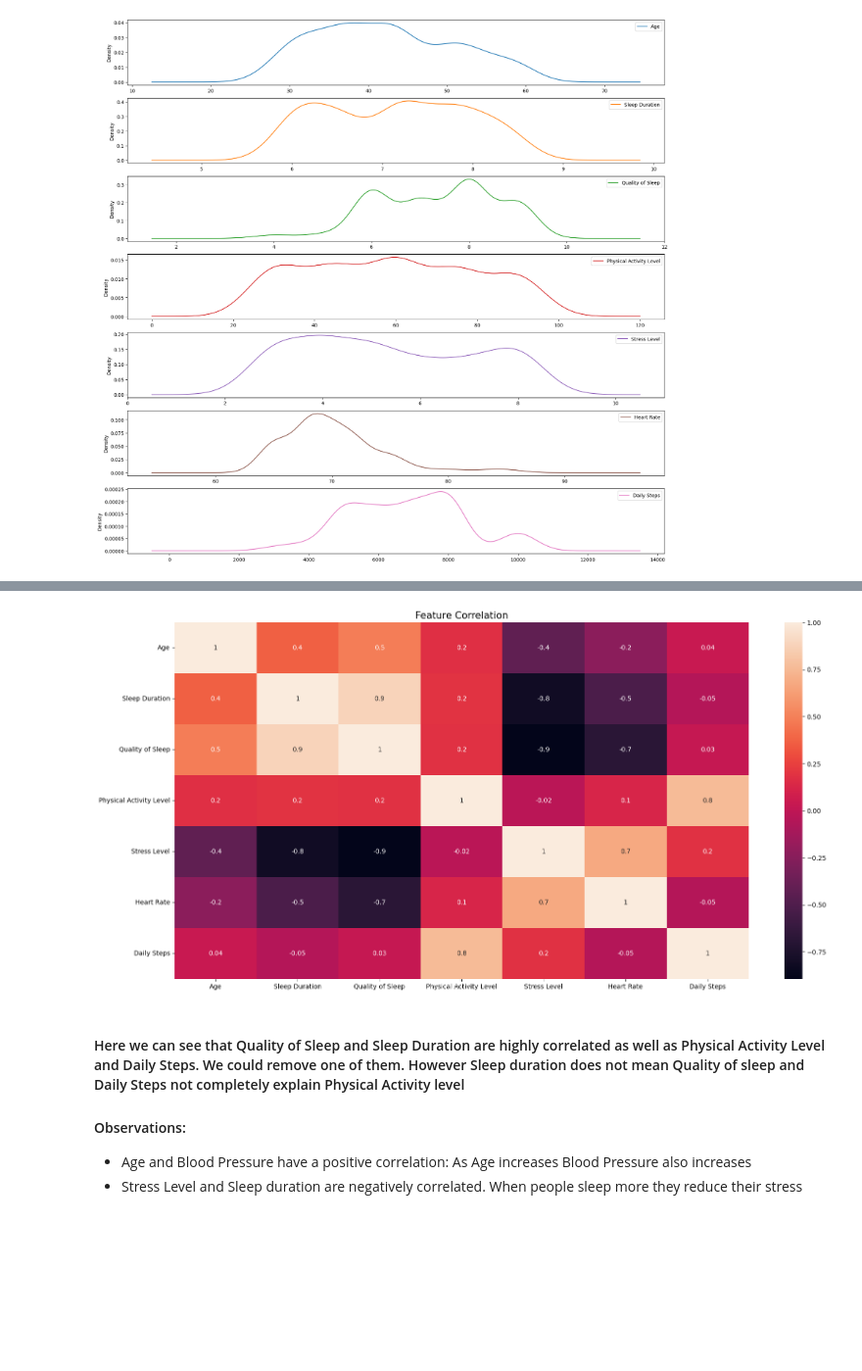
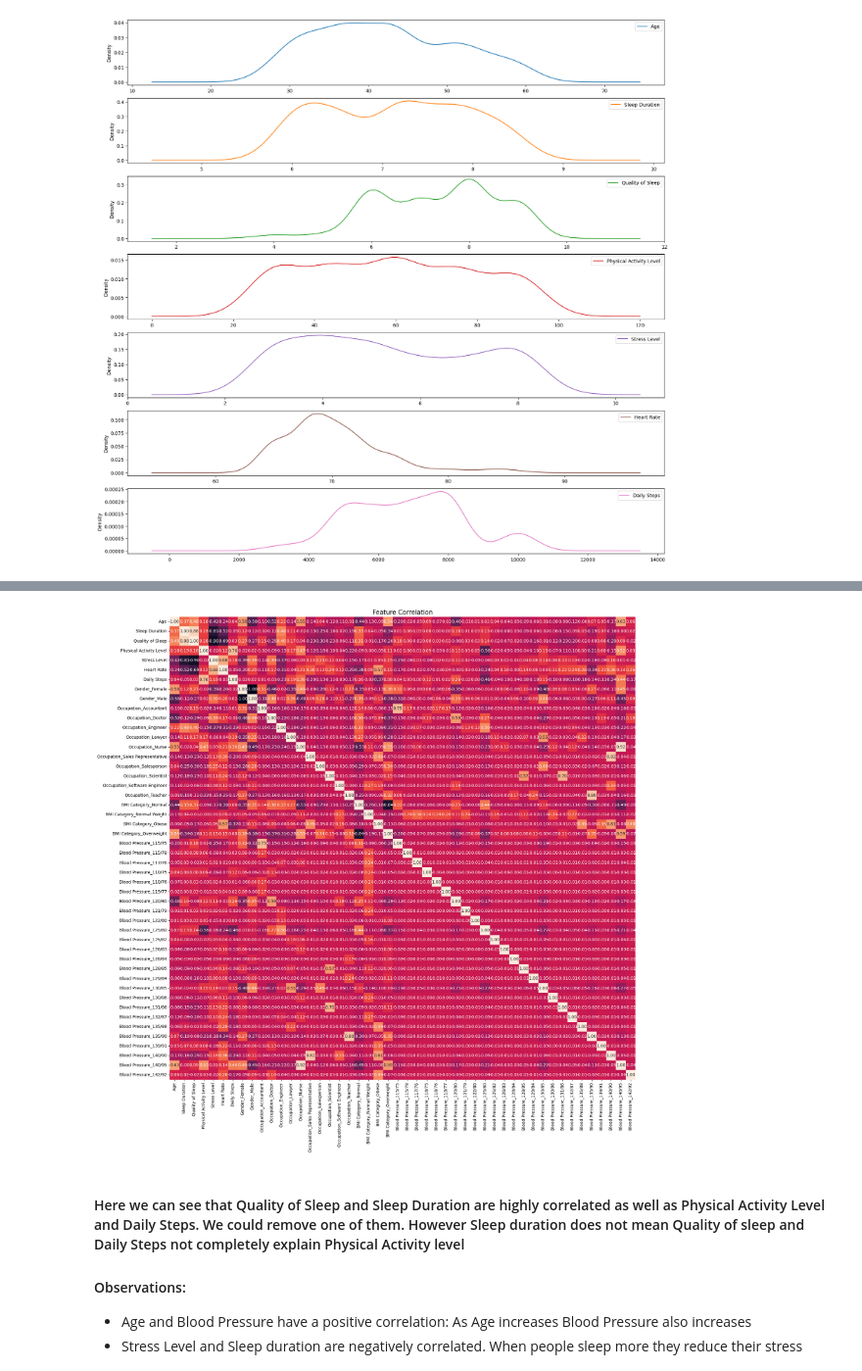
Before and after one commit to andearaujo92/Data-science, a Jupyter notebook: sleep-disorder-prediction-grad-boosting-vs-svm.ipynb, the cells around one changed output, grey strips where cells are left out. Shown at 98% size. Cells and saved outputs as stored; diff of their text form; code cells hidden in the pictures; blank space fills up the shorter version.

```diff
--- a/sleep-disorder-prediction-grad-boosting-vs-svm.ipynb
+++ b/sleep-disorder-prediction-grad-boosting-vs-svm.ipynb
@@ -135,11 +146,10 @@ array(['Normal', 'Obese', 'Overweight', 'Normal Weight'], dtype=object)
 # %%
-# Let's Evaluate correlation between features
-plt.figure(figsize = (20,10))
-ax = sns.heatmap(xtrain.corr(numeric_only=True), annot = True, fmt= '.1g')
+plt.figure(figsize = (20,20))
+ax = sns.heatmap(pd.get_dummies(xtrain).corr(), annot = True, fmt= '.2f', cbar=False)
 ax.set_title('Feature Correlation', fontdict = {'size':15})
 plt.show()
 # %% [output]
-[figure, old version]
+[figure, new version]
 # %% [markdown]
 #### Here we can see that Quality of Sleep and Sleep Duration are highly correlated as well as Physical Activity Level and Daily Steps. We could remove one of them. However Sleep duration does not mean Quality of sleep and Daily Steps not completely explain Physical Activity level
 
```
Also changed, not shown: parts of 41 cells of this notebook.
